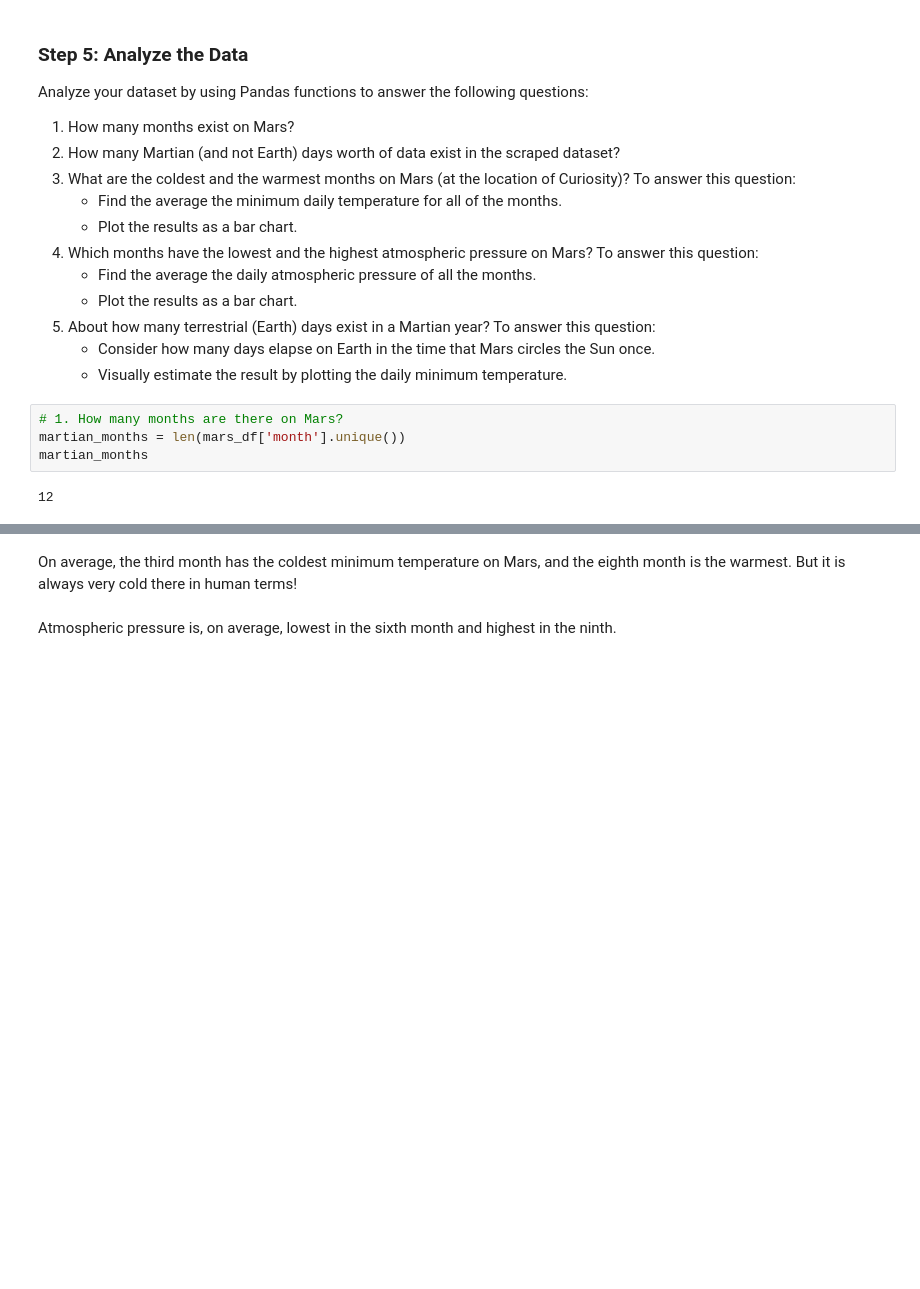
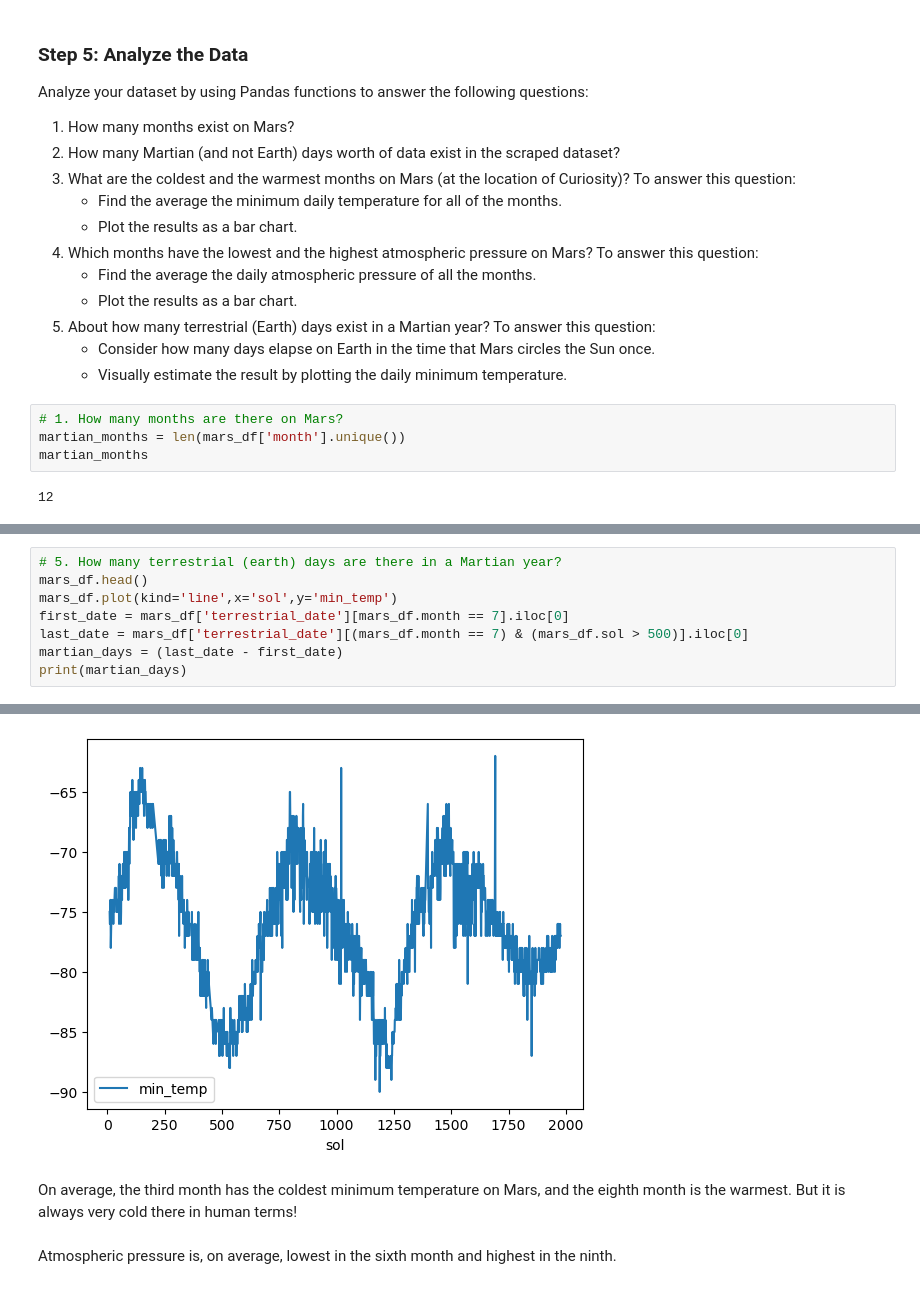
Before and after one commit to bjhepburn/MarsNewsWeather, a Jupyter notebook: part_2_mars_weather.ipynb, the cells around one changed output, grey strips where cells are left out. Saved outputs shown, nothing was run; the diff lists cells and outputs as text; blank space fills up the shorter version.

```diff
--- a/part_2_mars_weather.ipynb
+++ b/part_2_mars_weather.ipynb
@@ -199,0 +223,9 @@ coldest
+# %%
+# 5. How many terrestrial (earth) days are there in a Martian year?
+mars_df.head()
+mars_df.plot(kind='line',x='sol',y='min_temp')
+first_date = mars_df['terrestrial_date'][mars_df.month == 7].iloc[0]
+last_date = mars_df['terrestrial_date'][(mars_df.month == 7) & (mars_df.sol > 500)].iloc[0]
+martian_days = (last_date - first_date)
+print(martian_days)
+# %% [output]
@@ -200,3 +233,4 @@ coldest
+[figure, added]
 # %% [markdown]
 On average, the third month has the coldest minimum temperature on Mars, and the eighth month is the warmest. But it is always very cold there in human terms!
 # %% [markdown]
```
Also changed, not shown: parts of 11 cells of this notebook, 1 other file.
